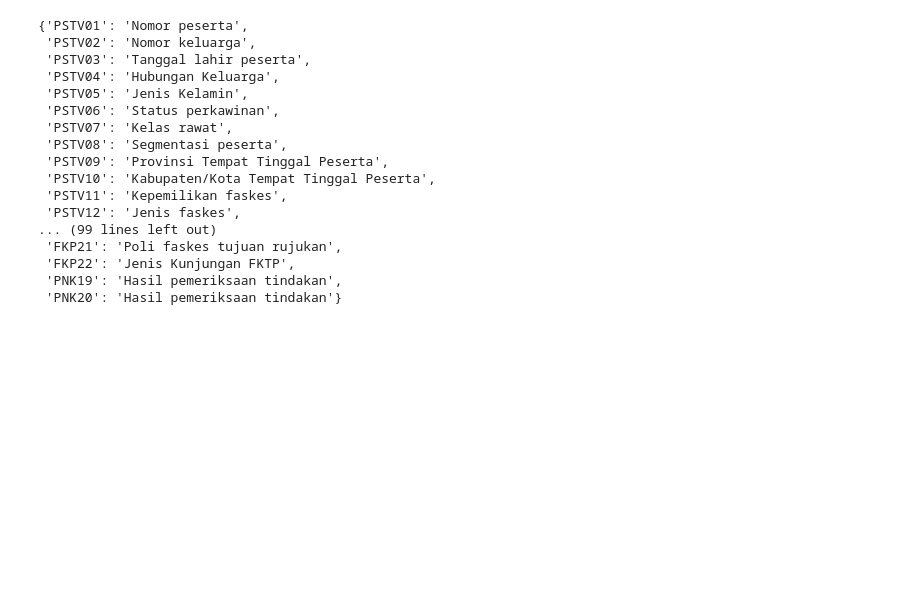
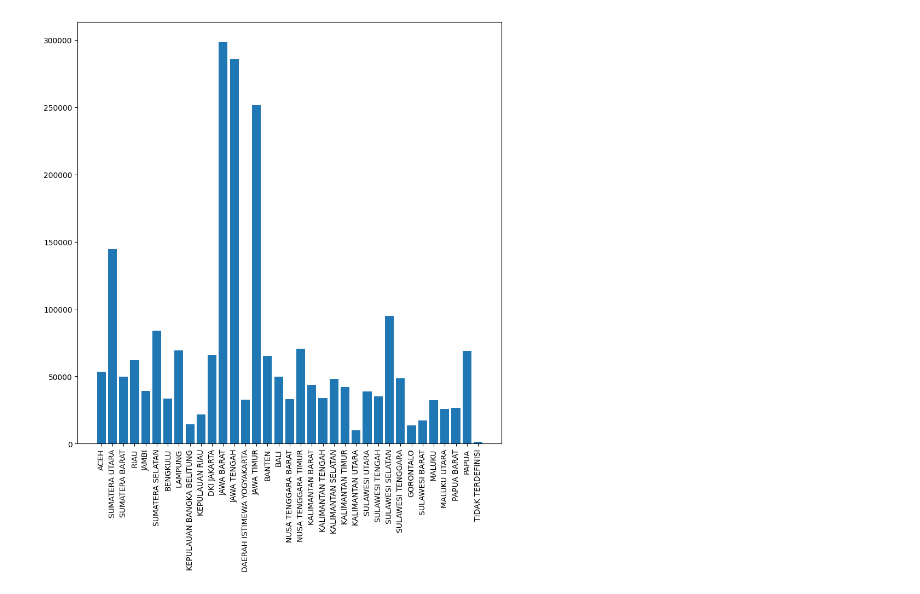
Before and after one commit to rarmnsyah/healtkathon-bpjs-sukasukaaja, a Jupyter notebook: main.ipynb, the cells around one changed output. Drawn from its saved outputs; the diff is of its cells as text; code cells hidden in the pictures; blank space fills up the shorter version.

```diff
--- a/main.ipynb
+++ b/main.ipynb
@@ -70,0 +67,3 @@ read_file(dataset_file_path[1][0]).head()
+# %%
+df_reguler_kepesertaan = read_file(dataset_file_path[0][0])
+df_reguler_kepesertaan.describe()
@@ -70,0 +115,9 @@ read_file(dataset_file_path[1][0]).head()
+# %%
+df_reguler_prov = pd.DataFrame(df_reguler_kepesertaan.groupby(['Provinsi Tempat Tinggal Peserta'])['Provinsi Tempat Tinggal Peserta'].count())
+# %%
+plt.figure(figsize = (10,10))
+plt.bar(x = df_reguler_prov.index, height = df_reguler_prov['Provinsi Tempat Tinggal Peserta'])
+plt.xticks(rotation=90)
+plt.show()
+# %% [output]
+[figure, added]
@@ -71,28 +126,12 @@ read_file(dataset_file_path[1][0]).head()
 # %%
-all_variable = {}
-for data_path in dataset_file_path:
-    stata_reader = StataReader(r'{}'.format(data_path[0]))
-    var_labels = stata_reader.variable_labels()
-    for label in var_labels:
-        if label not in all_variable:
-            all_variable[label] = var_labels[label]
+# all_variable = {}
+# for data_path in dataset_file_path:
+#     stata_reader = StataReader(r'{}'.format(data_path[0]))
+#     var_labels = stata_reader.variable_labels()
+#     for label in var_labels:
+#         if label not in all_variable:
+#             all_variable[label] = var_labels[label]
 
-all_variable
+# nama_variabel = list(all_variable.values())
+# for i in range(1, len(nama_variabel)):
+#     print("{}. {}".format(i, nama_variabel[i]))
-# %% [output]
-{'PSTV01': 'Nomor peserta',
- 'PSTV02': 'Nomor keluarga',
- 'PSTV03': 'Tanggal lahir peserta',
- 'PSTV04': 'Hubungan Keluarga',
- 'PSTV05': 'Jenis Kelamin',
- 'PSTV06': 'Status perkawinan',
- 'PSTV07': 'Kelas rawat',
- 'PSTV08': 'Segmentasi peserta',
- 'PSTV09': 'Provinsi Tempat Tinggal Peserta',
- 'PSTV10': 'Kabupaten/Kota Tempat Tinggal Peserta',
- 'PSTV11': 'Kepemilikan faskes',
- 'PSTV12': 'Jenis faskes',
-... (99 lines left out)
- 'FKP21': 'Poli faskes tujuan rujukan',
- 'FKP22': 'Jenis Kunjungan FKTP',
- 'PNK19': 'Hasil pemeriksaan tindakan',
- 'PNK20': 'Hasil pemeriksaan tindakan'}
```
Also changed, not shown: parts of 7 cells of this notebook.
